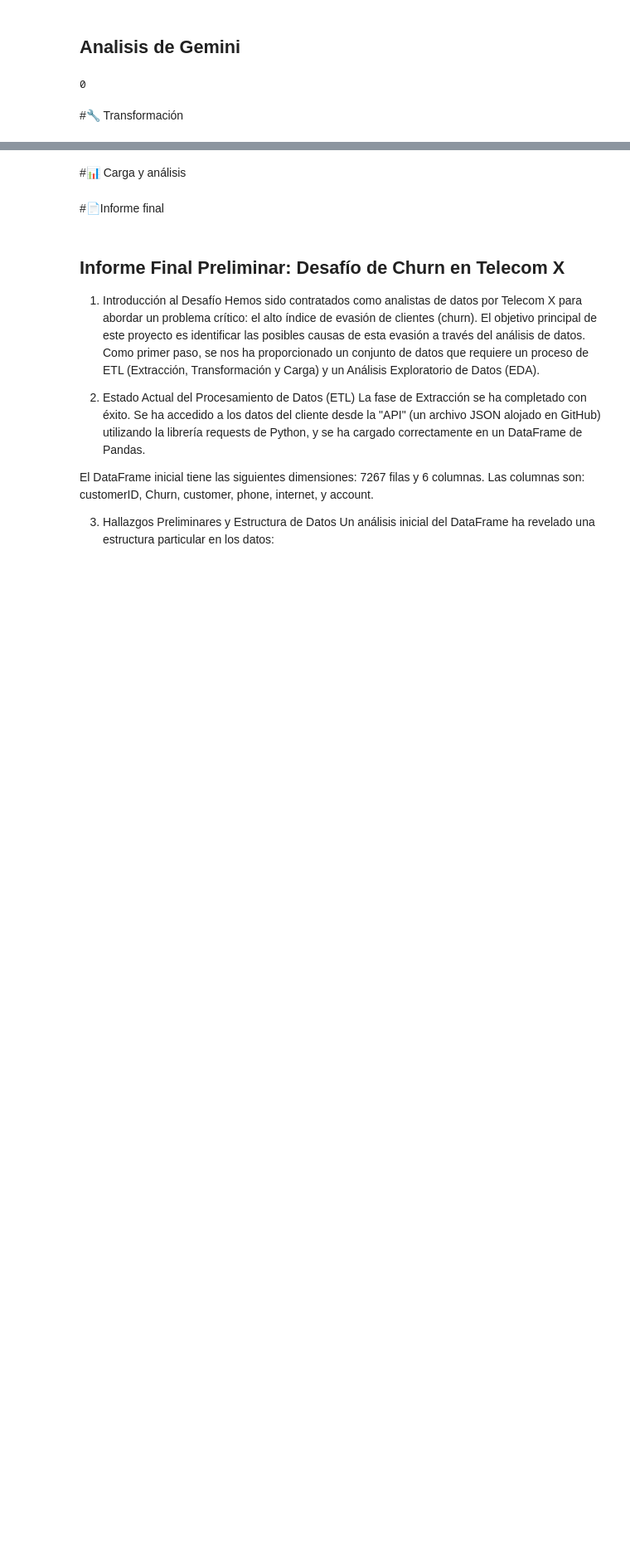
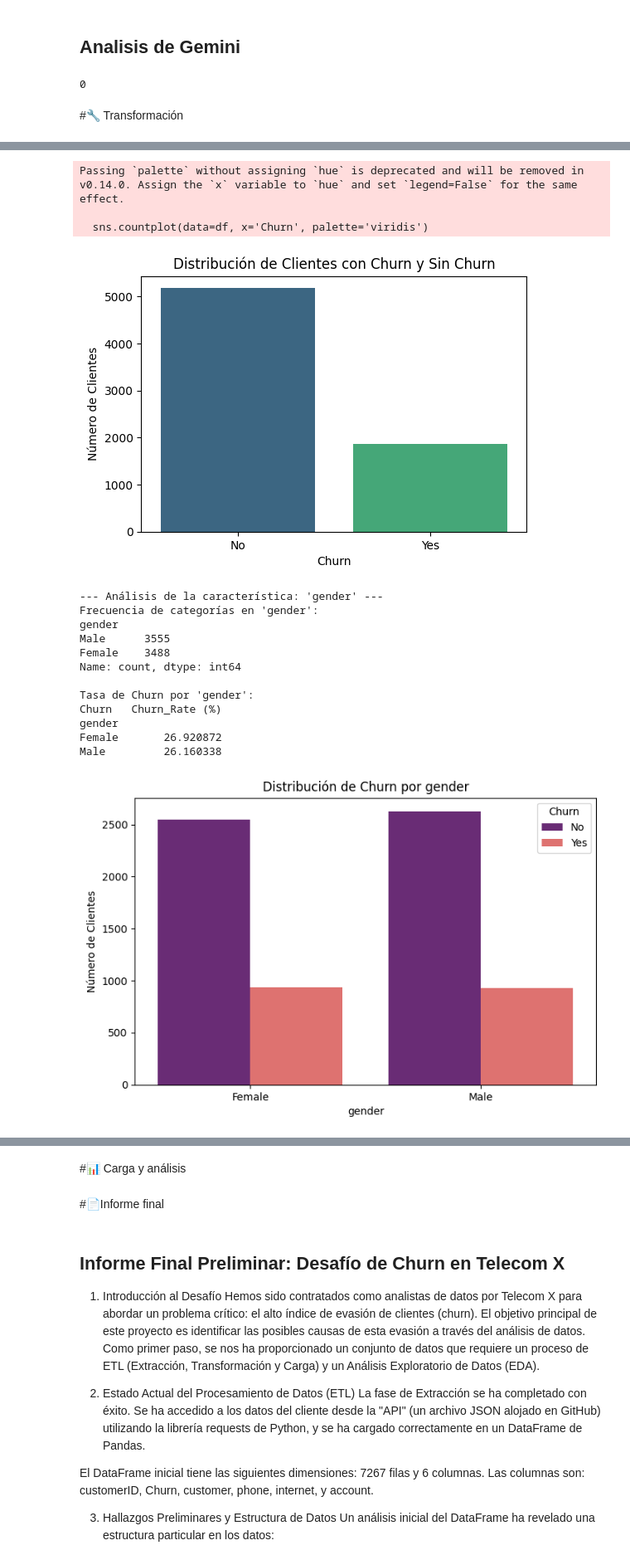
Before and after one commit to TAGARA-TECH/ChallengeTelecomX, a Jupyter notebook: TelecomX_LATAM.ipynb, the cells around one changed output, grey strips where cells are left out. Shown at 83% size. Drawn from its saved outputs; the diff is of its cells as text; code cells hidden in the pictures; blank space fills up the shorter version.

```diff
--- a/TelecomX_LATAM.ipynb
+++ b/TelecomX_LATAM.ipynb
@@ -380,0 +596,61 @@ df = df[df['Churn'] != ''].copy() # Usar .copy() para evitar SettingWithCopyWarn
+# %%
+import pandas as pd
+import matplotlib.pyplot as plt
+import seaborn as sns
+
+# NOTA IMPORTANTE: Asumimos que el DataFrame 'df' ya está cargado y completamente
+# transformado en tu entorno, tal como lo dejaste en el paso anterior.
+# No se incluye la carga de datos ni las transformaciones de limpieza y tipos de datos aquí,
+# ya que ya las realizaste exitosamente.
+
+print("--- Análisis Exploratorio de Datos (EDA) ---")
+
+# --- 1. Análisis de la variable objetivo: Churn ---
+print("\n--- Distribución de la variable objetivo 'Churn' ---")
+churn_counts = df['Churn'].value_counts()
+print(churn_counts)
+print(f"Porcentaje de Churn: {churn_counts['Yes'] / len(df) * 100:.2f}%")
+print(f"Porcentaje de No-Churn: {churn_counts['No'] / len(df) * 100:.2f}%")
+
+# Visualización de Churn
+plt.figure(figsize=(6, 4))
+sns.countplot(data=df, x='Churn', palette='viridis')
+plt.title('Distribución de Clientes con Churn y Sin Churn')
+plt.xlabel('Churn')
+plt.ylabel('Número de Clientes')
+plt.show()
+
+# --- 2. Análisis de Características Categóricas seleccionadas vs. Churn ---
+
+categorical_features_to_analyze = ['gender', 'Partner', 'Dependents', 'Contract']
+
+for col in categorical_features_to_analyze:
+    print(f"\n--- Análisis de la característica: '{col}' ---")
+
+    # Frecuencia de cada categoría
+    print(f"Frecuencia de categorías en '{col}':")
+    print(df[col].value_counts())
+
+    # Tasa de Churn por categoría
+    churn_rate_by_category = df.groupby(col)['Churn'].value_counts(normalize=True).unstack()
+
+    # Manejar el caso donde una categoría no tiene 'Yes' o 'No' para Churn
+    if 'No' not in churn_rate_by_category.columns:
+        churn_rate_by_category['No'] = 0
+    if 'Yes' not in churn_rate_by_category.columns:
+        churn_rate_by_category['Yes'] = 0
+
+    churn_rate_by_category['Churn_Rate (%)'] = churn_rate_by_category['Yes'] * 100
+    print(f"\nTasa de Churn por '{col}':")
+    print(churn_rate_by_category[['Churn_Rate (%)']])
+
+    # Visualización: Gráfico de barras de recuento con 'hue'
+    plt.figure(figsize=(8, 5))
+    sns.countplot(data=df, x=col, hue='Churn', palette='magma')
+    plt.title(f'Distribución de Churn por {col}')
+    plt.xlabel(col)
+    plt.ylabel('Número de Clientes')
+    plt.xticks(rotation=0)
+    plt.legend(title='Churn')
+    plt.show()
+# %% [output]
@@ -380,0 +666,17 @@ df = df[df['Churn'] != ''].copy() # Usar .copy() para evitar SettingWithCopyWarn
+Passing `palette` without assigning `hue` is deprecated and will be removed in v0.14.0. Assign the `x` variable to `hue` and set `legend=False` for the same effect.
+
+  sns.countplot(data=df, x='Churn', palette='viridis')
+[figure, added]
+--- Análisis de la característica: 'gender' ---
+Frecuencia de categorías en 'gender':
+gender
+Male      3555
+Female    3488
+Name: count, dtype: int64
+
+Tasa de Churn por 'gender':
+Churn   Churn_Rate (%)
+gender
+Female       26.920872
+Male         26.160338
+[figure, added]
```
Also changed, not shown: parts of 7 cells of this notebook.
